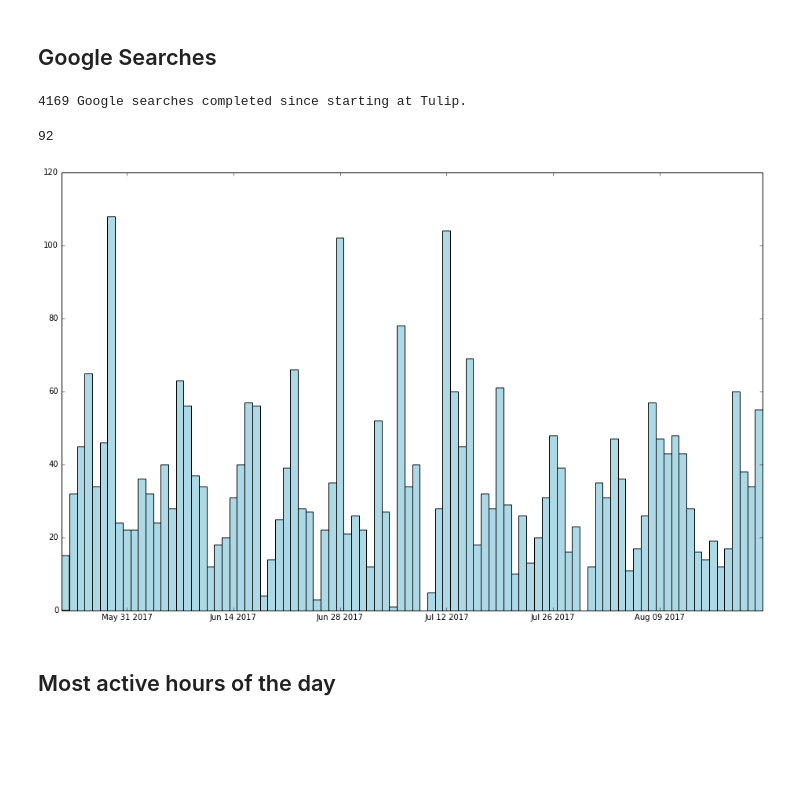
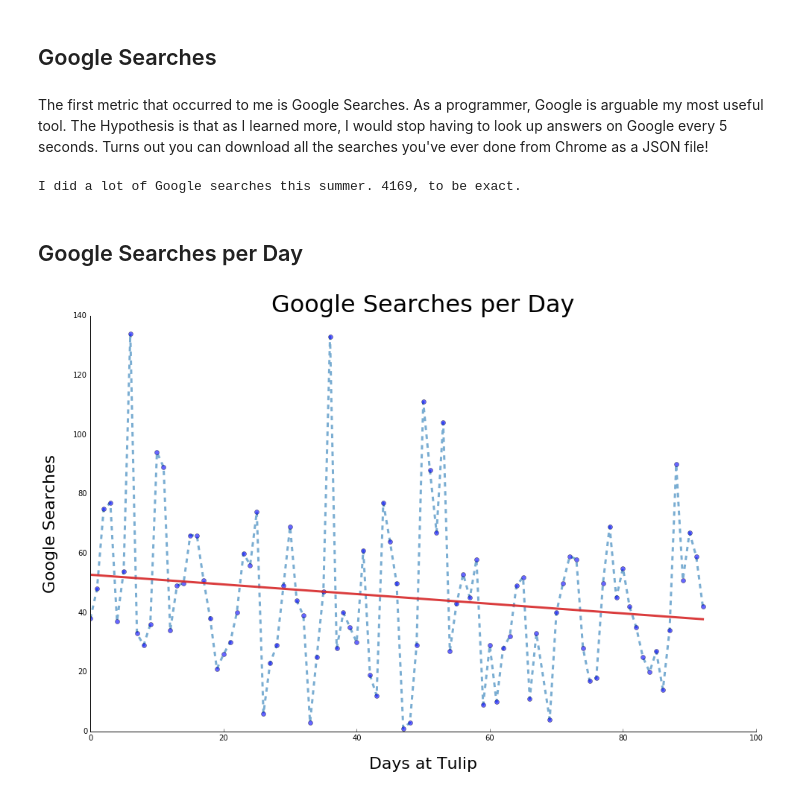
Before and after one commit to Joboman555/Quantifying-A-Summer-of-Learning, a Jupyter notebook: Tulip Final Presentation.ipynb, the cells around one changed output. Saved outputs shown, nothing was run; the diff lists cells and outputs as text; code cells hidden in the pictures; blank space fills up the shorter version.

```diff
--- a/Tulip Final Presentation.ipynb
+++ b/Tulip Final Presentation.ipynb
@@ -8,5 +29,7 @@ I've often wondered how I can explain to people how much I've learned while work
 # %% [markdown]
 ## Google Searches
+# %% [markdown]
+The first metric that occurred to me is Google Searches. As a programmer, Google is arguable my most useful tool. The Hypothesis is that as I learned more, I would stop having to look up answers on Google every 5 seconds. Turns out you can download all the searches you've ever done from Chrome as a JSON file!
 # %%
 import json
 
@@ -30,27 +53,52 @@ for search_query in raw_data:
     search_datetime = search_datetime = epoch + timedelta(microseconds=search_timestamp_usec, hours=-4)
     if search_datetime > tulip_start_date: query_timestamps.append(search_datetime)
 
-print len(query_timestamps), 'Google searches completed since starting at Tulip.'
+print 'I did a lot of Google searches this summer.', str(len(query_timestamps)) + ', to be exact.'
 # %% [output]
-4169 Google searches completed since starting at Tulip.
+I did a lot of Google searches this summer. 4169, to be exact.
-# %%
-import matplotlib.pyplot as plt
-import matplotlib.dates as mdates
-
-# Filter only by approximately the time I was at work
-working_timestamps = [t for t in query_timestamps if t.hour > 10 and t.hour <= 20]
-day_of_year = [t.timetuple().tm_yday for t in working_timestamps]
-print max(day_of_year) - min(day_of_year)
-
-# plot it
-ax = plt.subplot(111)
-ax.hist(working_timestamps, bins=92, color='lightblue')
-ax.xaxis_date()
-fig = plt.gcf()
-fig.set_size_inches(16,10)
-plt.show()
-# %% [output]
-92
-[figure, removed]
-# %% [markdown]
-## Most active hours of the day
+# %% [markdown]
+## Google Searches per Day
+# %%
+from collections import defaultdict
+import numpy as np
+import matplotlib.pyplot as plt
+
+# Filter only by approximately the time I was at work
+working_timestamps = [t for t in query_timestamps if t.hour > 10 and t.hour <= 20]
+day_of_year = [t.timetuple().tm_yday for t in working_timestamps]
+days_worked = max(day_of_year) - min(day_of_year)
+start_day = min(day_of_year)
+
+# Group the dates by day
+day_frequencies = defaultdict(int)
+for d in query_timestamps:
+    day_frequencies[d.timetuple().tm_yday - start_day] += 1
+days= [day for day in day_frequencies]
+frequencies = [day_frequencies[day] for day in days]
+
+# Create a line of best fit
+fit = np.polyfit(days,frequencies,1)
+fit_fn = np.poly1d(fit)
+
+# fancy tableau colors
+blue = (33/255., 119/255., 180/255.)
+red = (214/255., 39/255., 40/255.)
+
+# Plot it
+ax = plt.subplot(111)
+ax.plot(days, frequencies, color=blue, linestyle='dashed', marker='o',
+        alpha=0.6, linewidth=3, markerfacecolor='blue')
+ax.plot(days, fit_fn(days), color=red, linestyle='solid',
+        alpha=0.9, linewidth=3)
+plt.xlabel('Days at Tulip', size=22, labelpad=20)
+plt.ylabel('Google Searches', size=22, labelpad=20)
+plt.title('Google Searches per Day', size=32)
+plt.axes().spines['top'].set_visible(False)
+plt.axes().spines['right'].set_visible(False)
+plt.axes().xaxis.set_ticks_position('bottom')
+plt.axes().yaxis.set_ticks_position('none')
+fig = plt.gcf()
+fig.set_size_inches(16, 10)
+plt.show()
+# %% [output]
+[figure, added]
```
Also changed, not shown: parts of 20 cells of this notebook, 6 other files.
